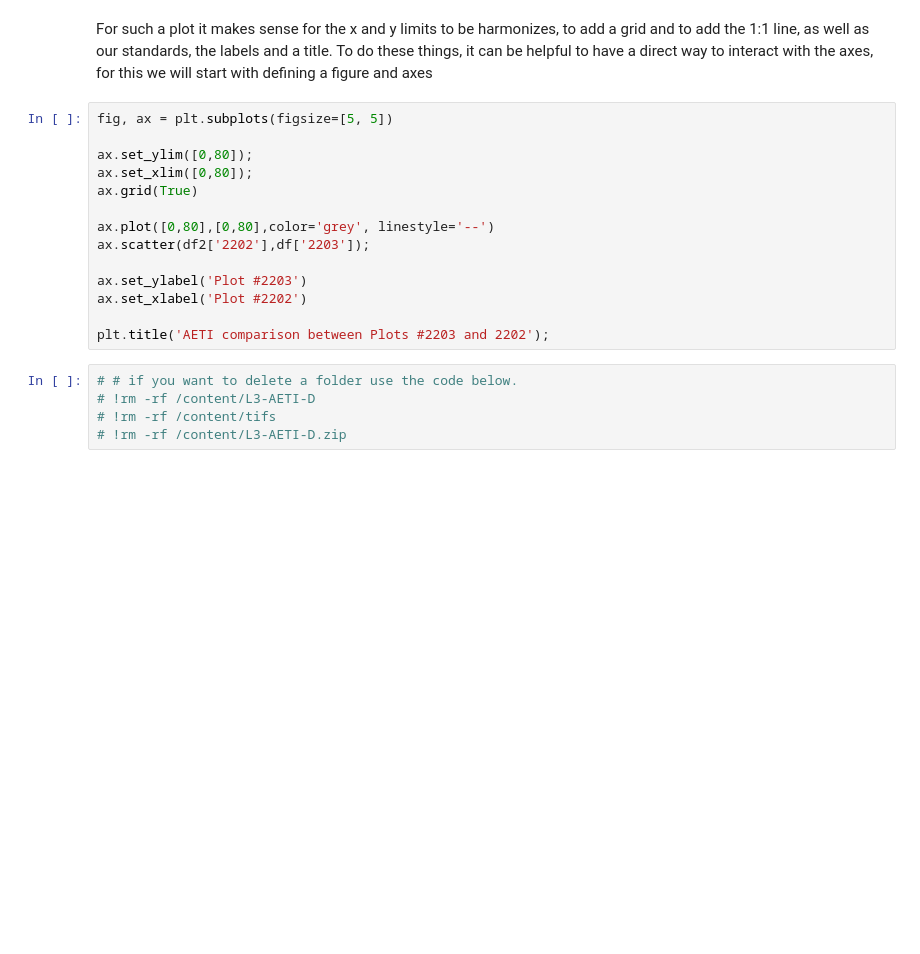
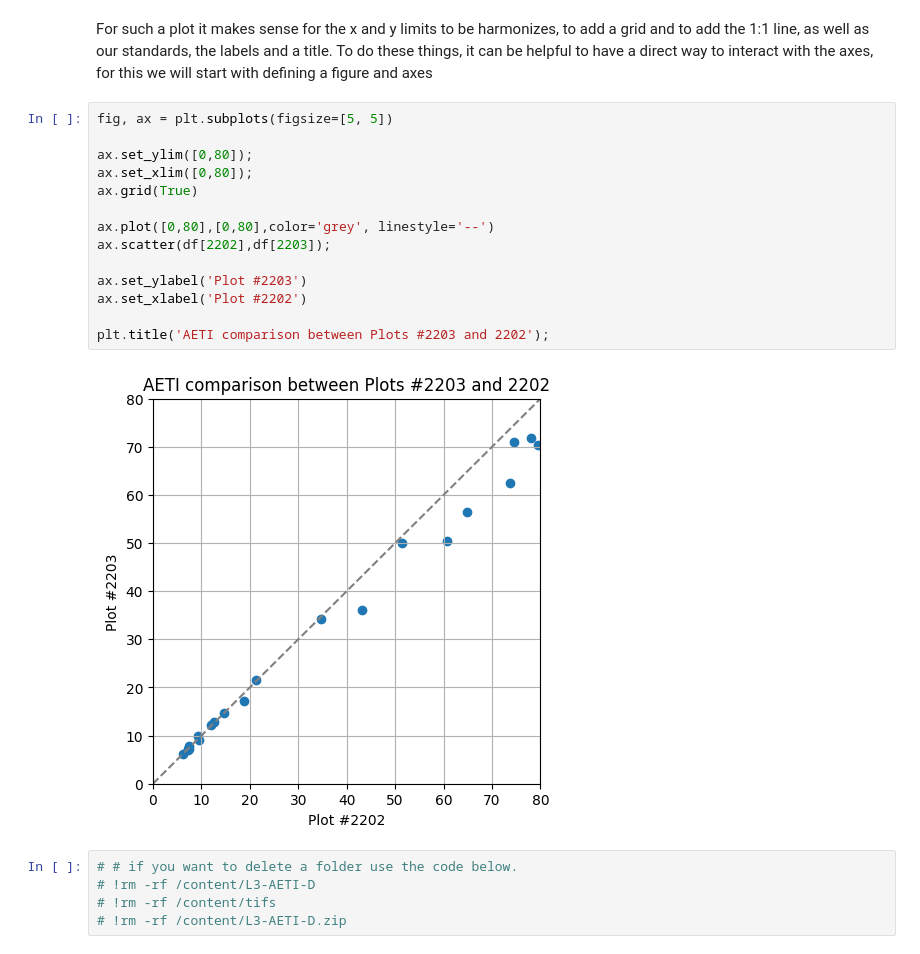
Before and after one commit to wateraccounting/WaPORMOOC, a Jupyter notebook: 3_Python_for_WaPOR/N03_Average_Seasonal_AETI_per_farm.ipynb, the cells around one changed output. Saved outputs shown, nothing was run; the diff lists cells and outputs as text; blank space fills up the shorter version.

```diff
--- a/3_Python_for_WaPOR/N03_Average_Seasonal_AETI_per_farm.ipynb
+++ b/3_Python_for_WaPOR/N03_Average_Seasonal_AETI_per_farm.ipynb
@@ -416,17 +437,19 @@ For such a plot it makes sense for the x and y limits to be harmonizes, to add a
 # %%
 fig, ax = plt.subplots(figsize=[5, 5])
 
 ax.set_ylim([0,80]);
 ax.set_xlim([0,80]);
 ax.grid(True)
 
 ax.plot([0,80],[0,80],color='grey', linestyle='--')
-ax.scatter(df2['2202'],df['2203']);
+ax.scatter(df[2202],df[2203]);
 
 ax.set_ylabel('Plot #2203')
 ax.set_xlabel('Plot #2202')
 
 plt.title('AETI comparison between Plots #2203 and 2202');
+# %% [output]
+[figure, added]
 # %%
 # # if you want to delete a folder use the code below.
 # !rm -rf /content/L3-AETI-D
```
Also changed, not shown: parts of 84 cells of this notebook.
